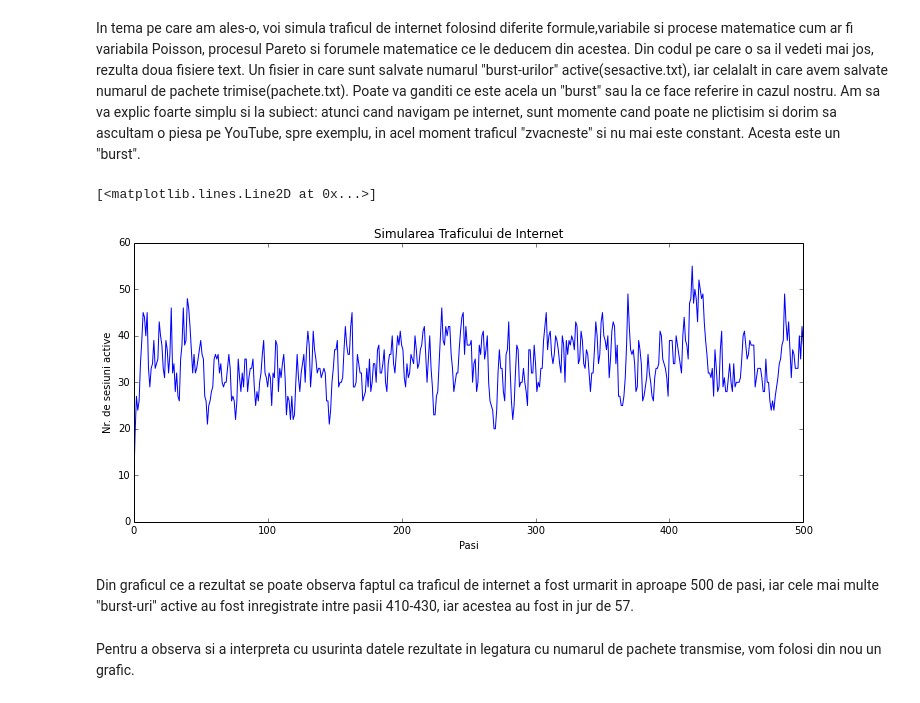
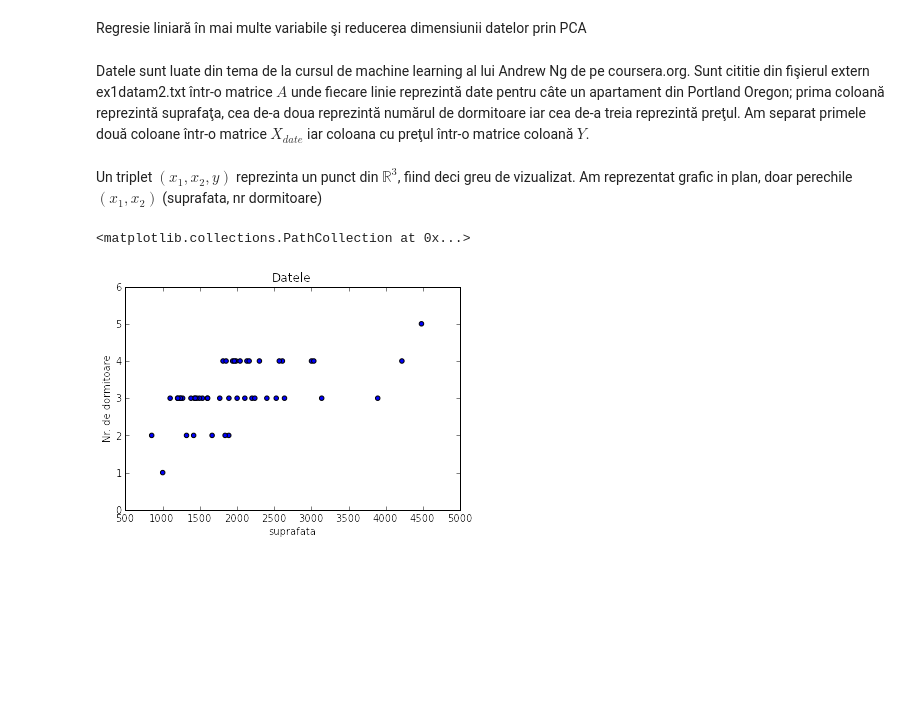
Before and after one commit to cvasii23/regression, a Jupyter notebook: regression.ipynb, the cells around one changed output. Cells and saved outputs as stored; diff of their text form; code cells hidden in the pictures; blank space fills up the shorter version.

```diff
--- a/regression.ipynb
+++ b/regression.ipynb
@@ -8,22 +6,23 @@ Image(url='https://www.python.org/static/community_logos/python-logo.png')
-# %% [markdown]
-In tema pe care am ales-o, voi simula traficul de internet folosind diferite formule,variabile si procese matematice cum ar fi variabila Poisson, procesul Pareto si forumele matematice ce le deducem din acestea.
-Din codul pe care o sa il vedeti mai jos, rezulta doua fisiere text. Un fisier in care sunt salvate numarul "burst-urilor" active(sesactive.txt), iar celalalt in care avem salvate numarul de pachete trimise(pachete.txt).
-Poate va ganditi ce este acela un "burst" sau la ce face referire in cazul nostru. Am sa va explic foarte simplu si la subiect: atunci cand navigam pe internet, sunt momente cand poate ne plictisim si dorim sa ascultam o piesa pe YouTube, spre exemplu, in acel moment traficul "zvacneste" si nu mai este constant. Acesta este un "burst".
+# %% [markdown]
+Regresie liniară în mai multe variabile şi reducerea dimensiunii datelor prin PCA
+# %% [markdown]
+Datele sunt luate din tema de la cursul de machine learning al lui Andrew Ng de pe coursera.org. Sunt cititie din fişierul extern ex1datam2.txt într-o matrice $A$ unde fiecare linie reprezintă date pentru câte un apartament din Portland Oregon;  prima coloană reprezintă suprafaţa, cea de-a doua reprezintă numărul de dormitoare iar cea de-a treia reprezintă preţul. Am separat primele două coloane într-o matrice $X_{date}$  iar coloana cu preţul într-o matrice coloană $Y$.
 # %%
 %matplotlib inline
 import matplotlib.pyplot as plt
 import numpy as np
 
-B=np.loadtxt('sesactive.txt')
+A = np.loadtxt("ex1datam2.txt")
+Y = A[:,2]
+X_date = A[:,:-1]
+# %% [markdown]
+Un triplet $(x_1, x_2, y)$ reprezinta un punct din $\mathbb R^3$, fiind deci greu de vizualizat. Am reprezentat grafic in plan, doar
+perechile $(x_1,x_2)$ (suprafata, nr dormitoare)
 # %%
-plt.title('Simularea Traficului de Internet')
-plt.xlabel('Pasi')
-plt.ylabel('Nr. de sesiuni active')
-plt.plot(B)
+plt.title('Datele')
+plt.xlabel('suprafata')
+plt.ylabel('Nr. de dormitoare')
+plt.scatter(X_date[:,0],X_date[:,1])
 # %% [output]
-[<matplotlib.lines.Line2D at 0x...>]
+<matplotlib.collections.PathCollection at 0x...>
-[figure, old version]
+[figure, new version]
-# %% [markdown]
-Din graficul ce a rezultat se poate observa faptul ca traficul de internet a fost urmarit in aproape 500 de pasi, iar cele mai multe "burst-uri" active au fost inregistrate intre pasii 410-430, iar acestea au fost in jur de 57.
-# %% [markdown]
-Pentru a observa si a interpreta cu usurinta datele rezultate in legatura cu numarul de pachete transmise, vom folosi din nou un grafic.
```
Also changed, not shown: parts of 13 cells of this notebook, 1 other file.
